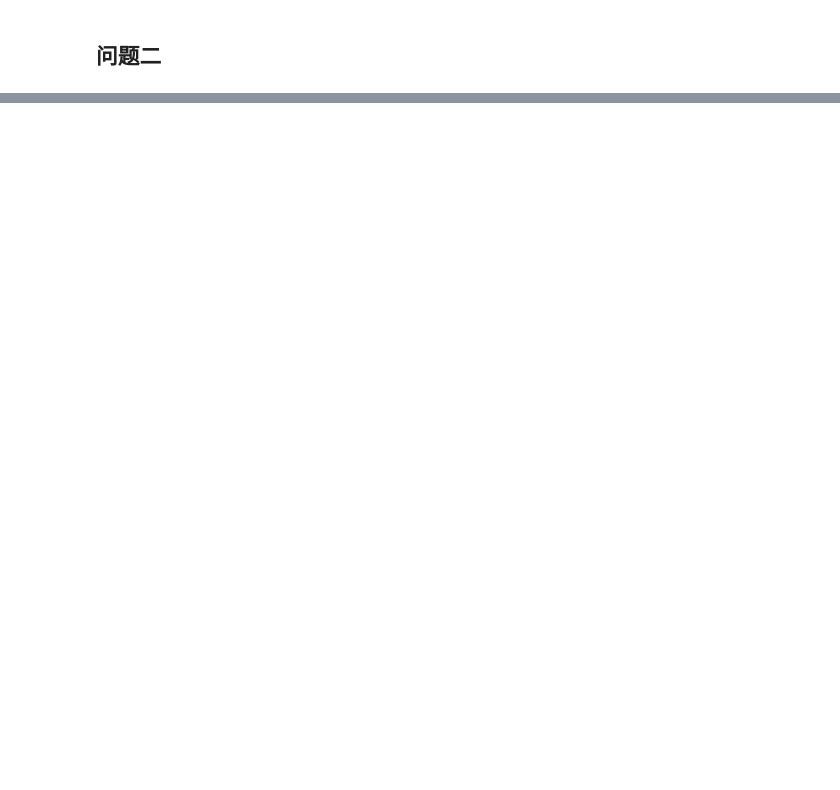
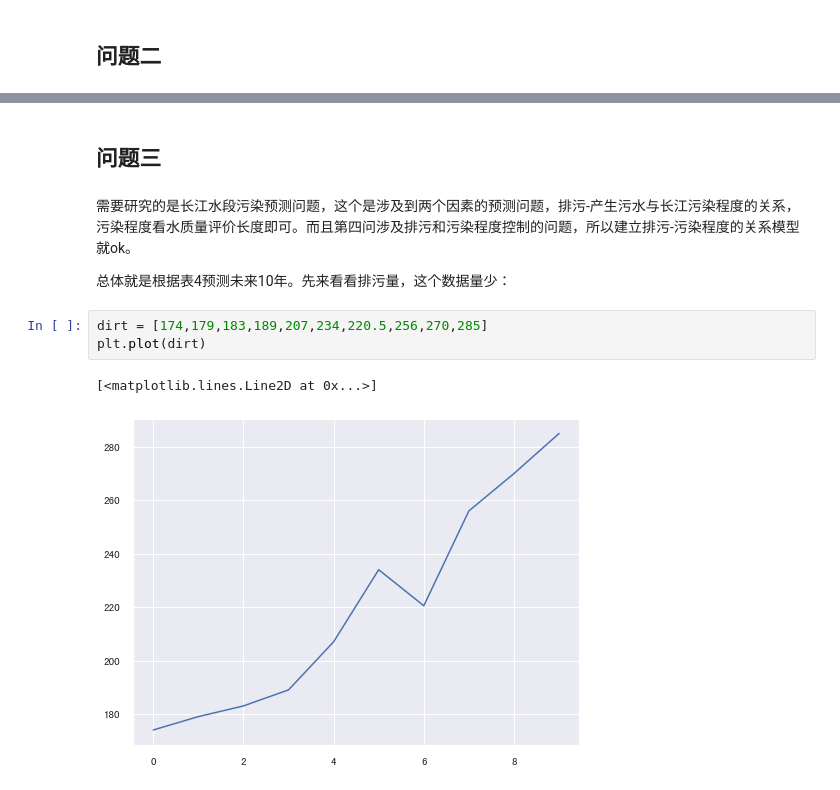
Before and after one commit to XuRui314/MathematicalModeling, a Jupyter notebook: 数模第一次练习.ipynb, the cells around one changed output, grey strips where cells are left out. Saved outputs shown, nothing was run; the diff lists cells and outputs as text; blank space fills up the shorter version.

```diff
--- a/数模第一次练习.ipynb
+++ b/数模第一次练习.ipynb
@@ -388,0 +417,12 @@ plt.show()
+# %% [markdown]
+## 问题三
+# %% [markdown]
+需要研究的是长江水段污染预测问题，这个是涉及到两个因素的预测问题，排污-产生污水与长江污染程度的关系，污染程度看水质量评价长度即可。而且第四问涉及排污和污染程度控制的问题，所以建立排污-污染程度的关系模型就ok。
+
+总体就是根据表4预测未来10年。先来看看排污量，这个数据量少：
+# %%
+dirt = [174,179,183,189,207,234,220.5,256,270,285]
+plt.plot(dirt)
+# %% [output]
+[<matplotlib.lines.Line2D at 0x...>]
+[figure, added]
```
Also changed, not shown: parts of 34 cells of this notebook.
